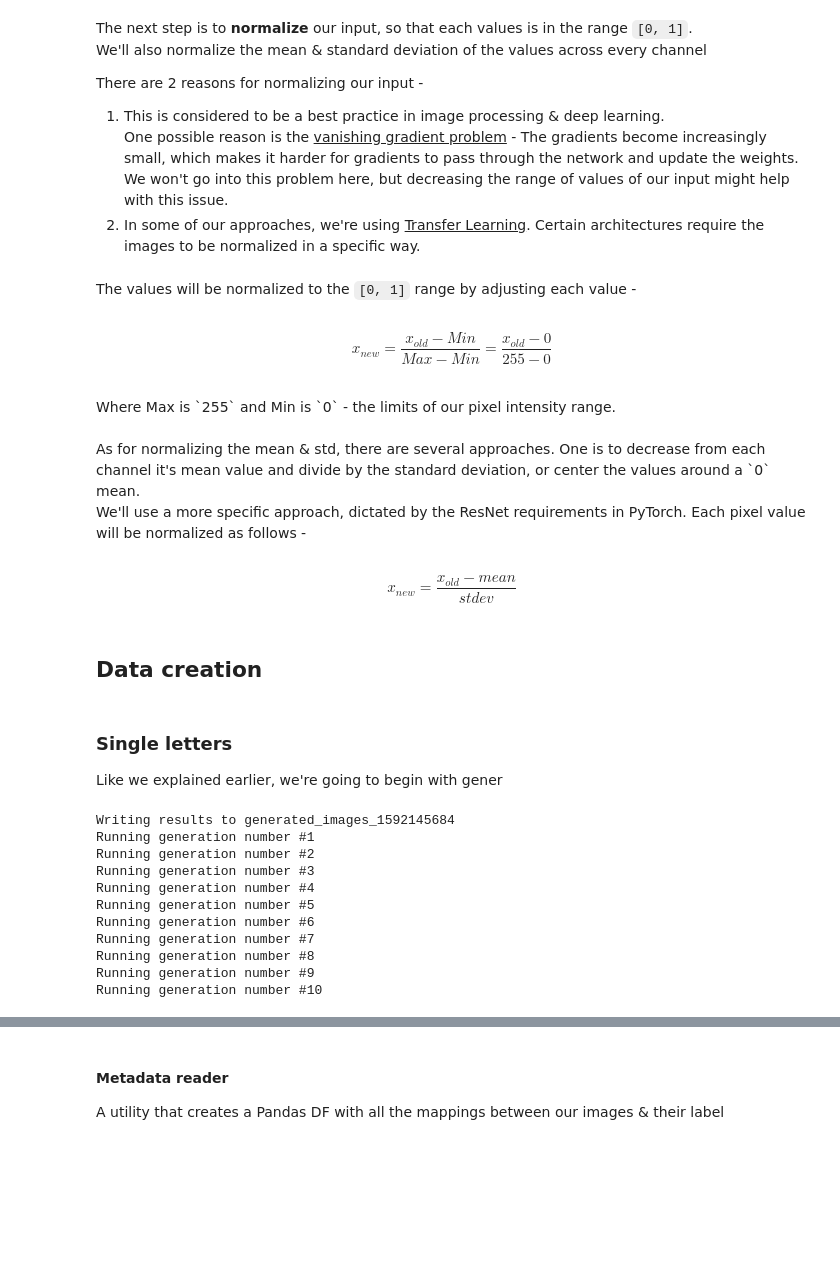
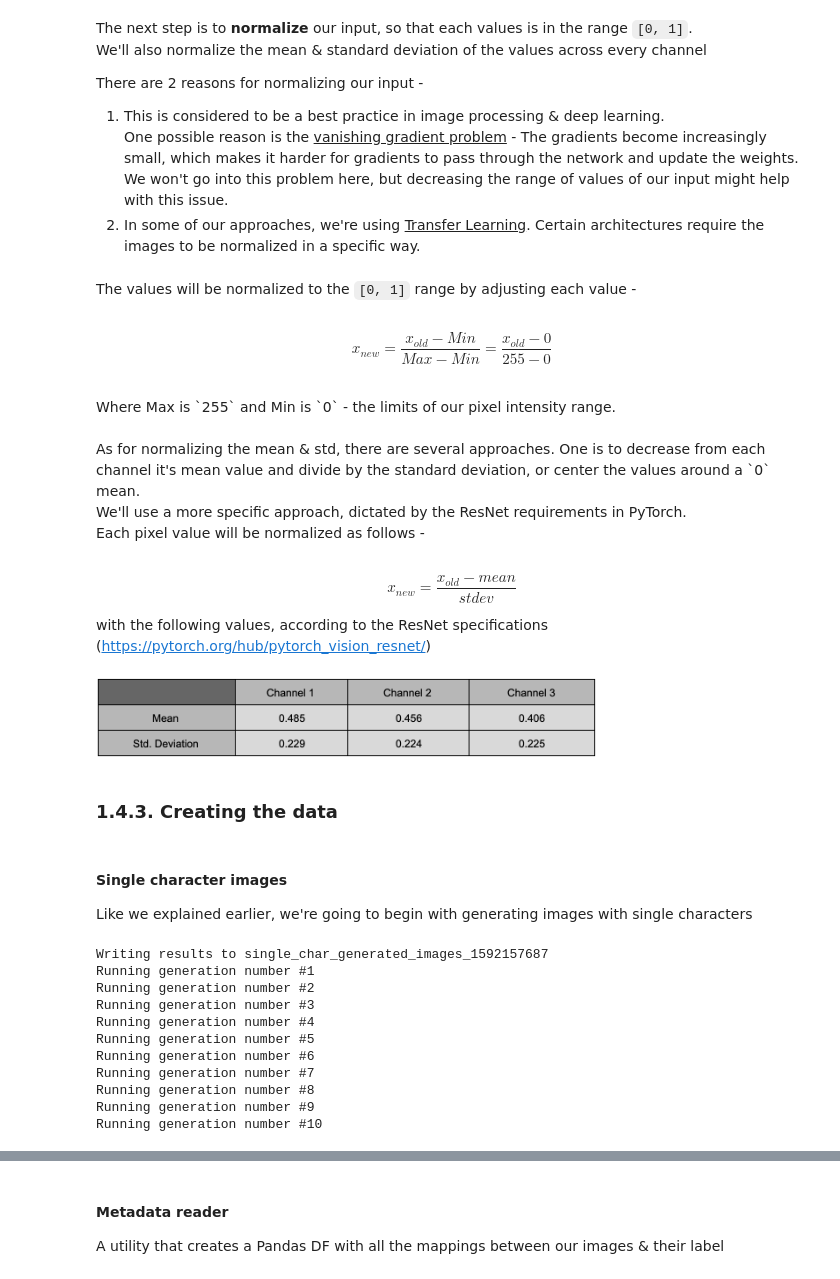
Before and after one commit to tomtalp/CaptchasProject, a Jupyter notebook: main_notebook.ipynb, the cells around one changed output, grey strips where cells are left out. Drawn from its saved outputs; the diff is of its cells as text; code cells hidden in the pictures; blank space fills up the shorter version.

Commit message:
Describe data

```diff
--- a/main_notebook.ipynb
+++ b/main_notebook.ipynb
@@ -138,12 +138,18 @@ Where Max is `255` and Min is `0` - the limits of our pixel intensity range.
 As for normalizing the mean & std, there are several approaches. One is to decrease from each channel it's mean value and divide by the standard deviation, or center the values around a `0` mean.
 <br>
 
-We'll use a more specific approach, dictated by the ResNet requirements in PyTorch.
+We'll use a more specific approach, dictated by the ResNet requirements in PyTorch. <br>
 Each pixel value will be normalized as follows -
 <br><br>
 $$ x_{new} = \frac{x_{old} - mean}{stdev}$$
+
+with the following values, according to the ResNet specifications (https://pytorch.org/hub/pytorch_vision_resnet/)
-# %% [markdown]
-## Data creation
+# %%
+Image("./assets/normalization_values.png", width=500, height=80)
+# %% [output]
+[figure, added]
+# %% [markdown]
+### 1.4.3. Creating the data
 # %%
 from PIL import Image
 from random import choices
@@ -156,8 +162,8 @@ import glob
 import datetime
 import os
 # %% [markdown]
-### Single letters
-Like we explained earlier, we're going to begin with gener
+#### Single character images
+Like we explained earlier, we're going to begin with generating images with single characters
 # %%
 class SingleLetterImageGenerator():
     def __init__(self):
@@ -205,8 +214,10 @@ class SingleLetterImageGenerator():
 # %%
 single_generator = SingleLetterImageGenerator()
 single_generator.execute_img_generation(num_of_images=10)
+
+single_chars_dir_name = single_generator._base_dir_name
 # %% [output]
-Writing results to generated_images_1592145684
+Writing results to single_char_generated_images_1592157687
 Running generation number #1
 Running generation number #2
 Running generation number #3
```
Also changed, not shown: parts of 18 cells of this notebook.
